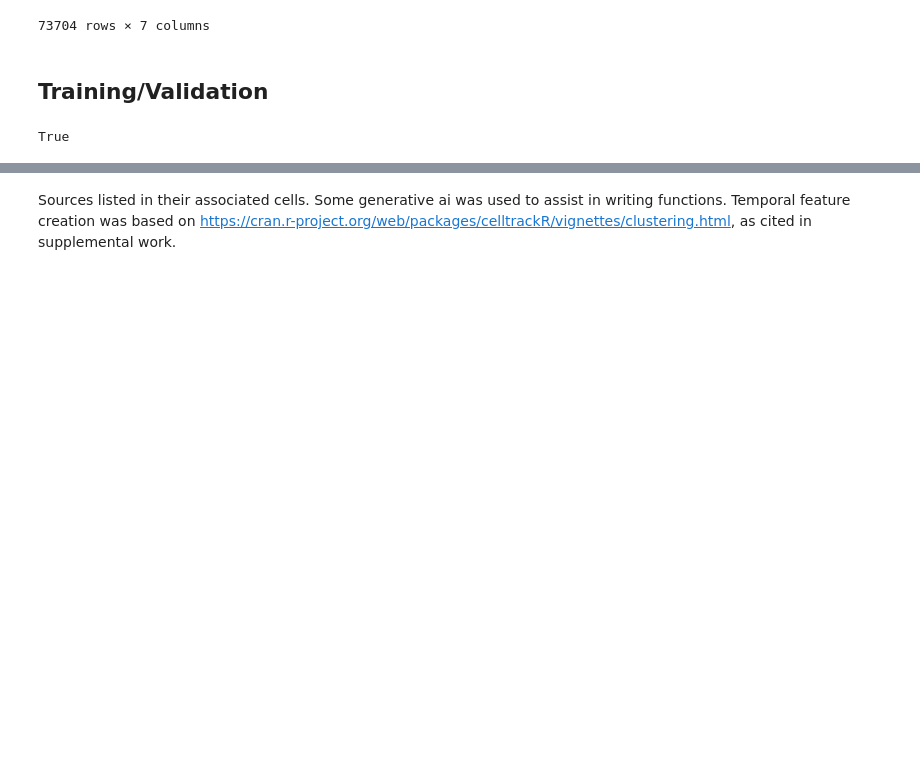
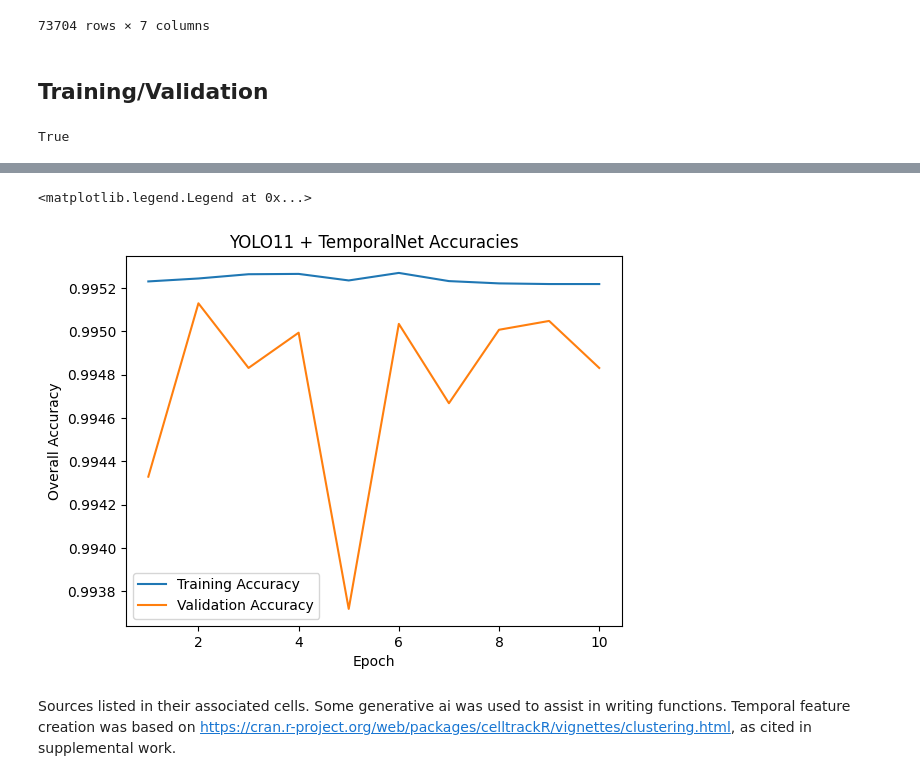
Before and after one commit to Human-Augment-Analytics/Bio-Boost, a Jupyter notebook: scripts/modeling/temporal_features_and_dt.ipynb, the cells around one changed output, grey strips where cells are left out. Drawn from its saved outputs; the diff is of its cells as text; code cells hidden in the pictures; blank space fills up the shorter version.

```diff
--- a/scripts/modeling/temporal_features_and_dt.ipynb
+++ b/scripts/modeling/temporal_features_and_dt.ipynb
@@ -1902,2 +1928,12 @@ Epoch 1 Checkpoint Saved!
+# %%
+plt.plot(np.arange(1, 11), train_accs, label='Training Accuracy')
+plt.plot(np.arange(1, 11), valid_accs, label='Validation Accuracy')
+plt.xlabel('Epoch')
+plt.ylabel('Overall Accuracy')
+plt.title('YOLO11 + TemporalNet Accuracies')
+plt.legend()
+# %% [output]
+<matplotlib.legend.Legend at 0x...>
+[figure, added]
 # %% [markdown]
 Sources listed in their associated cells. Some generative ai was used to assist in writing functions. Temporal feature creation was based on https://cran.r-project.org/web/packages/celltrackR/vignettes/clustering.html, as cited in supplemental work.
```
Also changed, not shown: parts of 7 cells of this notebook.
